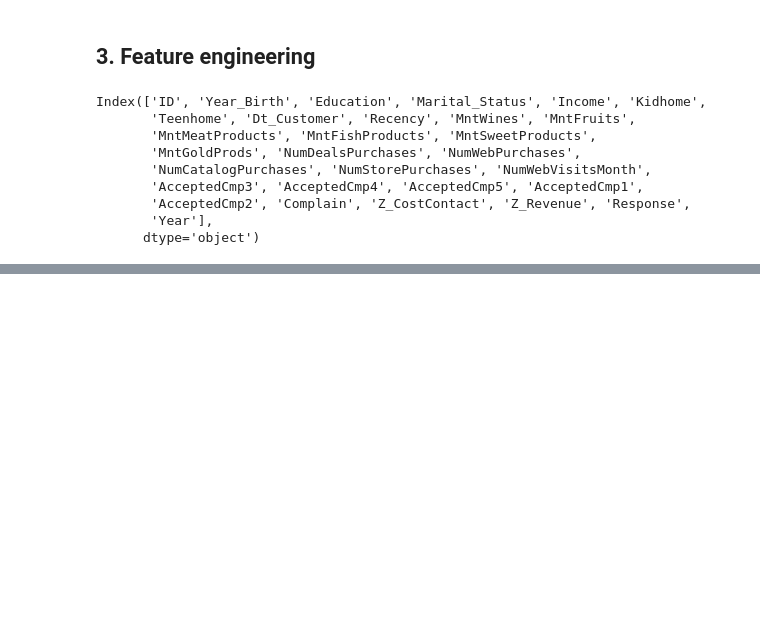
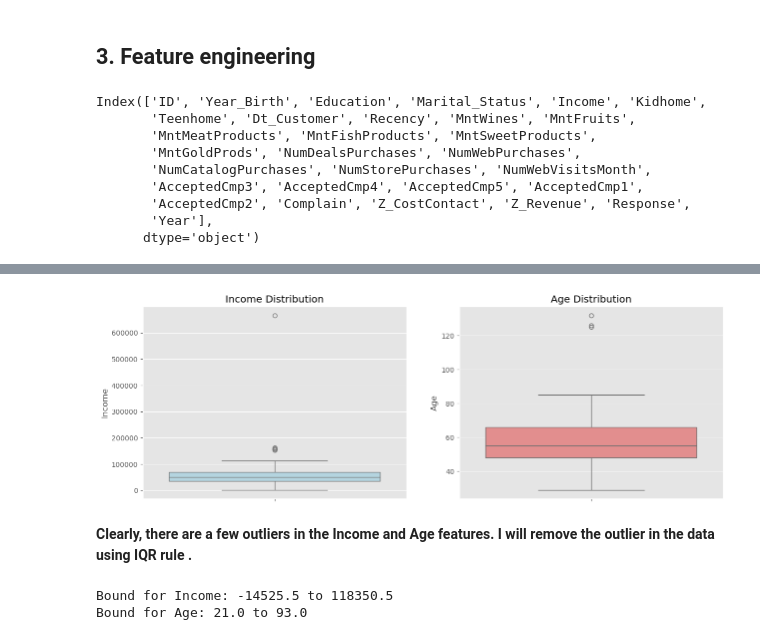
Before and after one commit to towmiessDS/Data-Science, a Jupyter notebook: Practice/Customer_Segment/Customer_Segment_Report.ipynb, the cells around one changed output, grey strips where cells are left out. Cells and saved outputs as stored; diff of their text form; code cells hidden in the pictures; blank space fills up the shorter version.

```diff
--- a/Practice/Customer_Segment/Customer_Segment_Report.ipynb
+++ b/Practice/Customer_Segment/Customer_Segment_Report.ipynb
@@ -299,0 +326,38 @@ plt.show()
+# %%
+fig, axes = plt.subplots(ncols=2, nrows=1, figsize=(15, 5))
+# boxplot for Income
+sns.boxplot(y=df['Income'], ax=axes[0], color='lightblue')
+axes[0].set_title('Income Distribution')
+
+# boxplot for Age
+sns.boxplot(y=df['Age'], ax=axes[1], color='lightcoral')
+axes[1].set_title('Age Distribution')
+
+plt.show()
+# %% [output]
+[figure, added]
+# %% [markdown]
+**Clearly, there are a few outliers in the Income and Age features. I will remove the outlier in the data using IQR rule .**
+# %%
+# Calculate upper and lower bounds for Income
+q1_income = np.percentile(df2['Income'], 25)
+q2_income = np.percentile(df2['Income'], 50)
+q3_income = np.percentile(df2['Income'], 75)
+iqr_income = q3_income - q1_income
+lower_bound_income = q1_income - 1.5 * iqr_income
+upper_bound_income = q3_income + 1.5 * iqr_income
+
+
+# Calculate upper and lower bounds for Age
+q1_age = np.percentile(df2['Age'], 25)
+q2_age = np.percentile(df2['Age'], 50)
+q3_age = np.percentile(df2['Age'], 75)
+iqr_age = q3_age - q1_age
+lower_bound_age = q1_age - 1.5 * iqr_age
+upper_bound_age = q3_age + 1.5 * iqr_age
+
+print ('Bound for Income:', lower_bound_income, 'to', upper_bound_income)
+print ('Bound for Age:', lower_bound_age, 'to', upper_bound_age)
+# %% [output]
+Bound for Income: -14525.5 to 118350.5
+Bound for Age: 21.0 to 93.0
```
Also changed, not shown: parts of 53 cells of this notebook.
